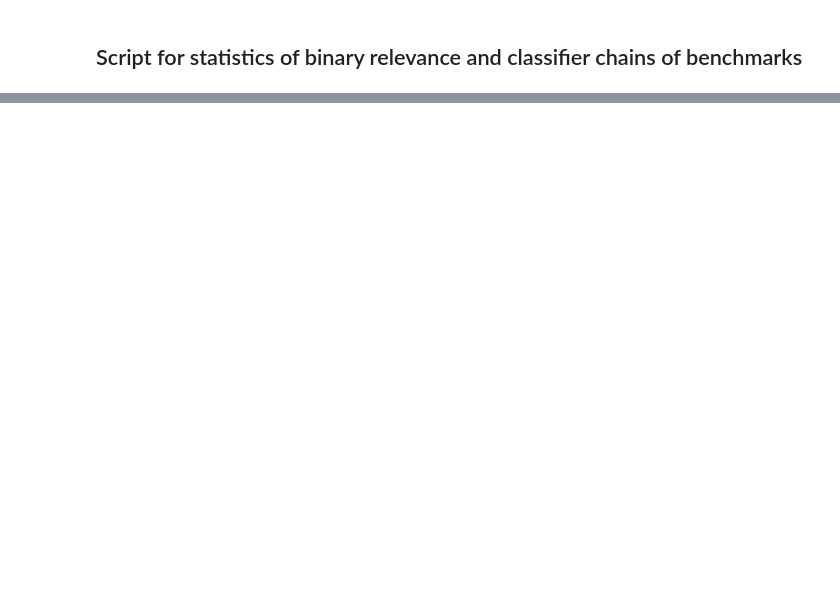
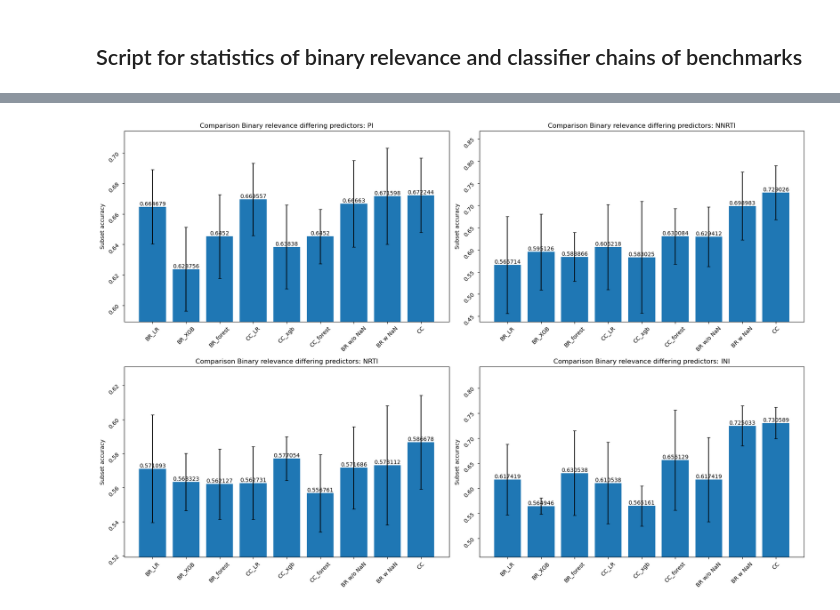
Before and after one commit to FloAvis/Masterthesis_TabPFN_HIV, a Jupyter notebook: statistics/Benchmark_statistics.ipynb, the cells around one changed output, grey strips where cells are left out. Saved outputs shown, nothing was run; the diff lists cells and outputs as text; code cells hidden in the pictures; blank space fills up the shorter version.

```diff
--- a/statistics/Benchmark_statistics.ipynb
+++ b/statistics/Benchmark_statistics.ipynb
@@ -566,0 +407,91 @@ print(my_dict)
+# %%
+ml_models = ["BR_LR", "BR_XGB", "BR_forest", "CC_LR", "CC_xgb", "CC_forest"]
+
+ending = "_5_fold.csv"
+
+sub_accs_fold_mean = {}
+sub_accs_fold_std = {}
+
+for path in filepath_list_ml:
+
+    acc_list_mean = []
+    acc_list_std = []
+    #rakel_results = []
+
+    for model in ml_models:
+
+        results = pd.read_csv(path + model + ending)
+
+        #results.dropna(subset=results.columns[results.columns.str.startswith('True_')].tolist(), inplace=True)
+
+        subs_accs_groups = results.groupby(by="kFolds").apply(lambda x: utils.subset_acc(x.filter(regex="Pred_*"), x.filter(regex="True_*"), nan_mode="ignore"), include_groups=False)
+
+
+        acc_list_mean.append(subs_accs_groups.mean())
+        acc_list_std.append(subs_accs_groups.std())
+
+        #else:
+        #    rakel_results.append(sub_acc)
+
+    #sub_accs.update({path.split("/")[-1].strip("_"):[br_results, cc_results, rakel_results]})
+    sub_accs_fold_mean.update({path.split("/")[-1].strip("_"):acc_list_mean})
+    sub_accs_fold_std.update({path.split("/")[-1].strip("_"):acc_list_std})
+
+
+
+files = ["Binary_Relevance_5_fold_MOC_prediction_new_save.csv", "Binary_Relevance_5_fold_homebrew_prediction_new_save.csv", "Classifier_Chain_5_fold_homebrew_prediction_new_save.csv"]
+
+
+for path in filepath_list:
+    acc_list_mean = []
+    acc_list_std = []
+
+    for file in files:
+        results = pd.read_csv(path + file)
+
+        results.dropna(subset=results.columns[results.columns.str.startswith('True_')].tolist(), inplace=True)
+
+        subs_accs_groups = results.groupby(by="kFolds").apply(lambda x: utils.subset_acc(x.filter(regex="Pred_*"), x.filter(regex="True_*"), nan_mode="ignore"), include_groups=False)
+
+
+        acc_list_mean.append(subs_accs_groups.mean())
+        acc_list_std.append(subs_accs_groups.std())
+
+    sub_accs_fold_mean[path.split("/")[-1].strip("_")].extend(acc_list_mean)
+    sub_accs_fold_std[path.split("/")[-1].strip("_")].extend(acc_list_std)
+
+
+df_sub_accs_groups_mean = pd.DataFrame(sub_accs_fold_mean)
+df_sub_accs_groups_std = pd.DataFrame(sub_accs_fold_std)
+
+
+models_w_TabPFN = ["BR w/o NaN", "BR w NaN", "CC"]
+
+fig, axs = plt.subplots(2, 2, figsize=(18, 12))
+#fig.tight_layout()
+
+axs = axs.flatten()
+
+for i, drug in enumerate(df_sub_accs_groups_mean.columns.values.tolist()):
+
+
+    labels = ml_models + models_w_TabPFN
+    p = axs[i].bar(labels, df_sub_accs_groups_mean[drug])
+    axs[i].errorbar(labels, df_sub_accs_groups_mean[drug], yerr=df_sub_accs_groups_std[drug],capsize=3, fmt="none", ecolor="black")
+
+
+    axs[i].bar_label(p, label_type="edge")
+
+    #axs[i].set_xticks(x)
+    #axs[i].set_xticklabels(target_ml["Drug"])
+    axs[i].tick_params(rotation=45)
+    axs[i].set_ylabel('Subset accuracy')
+    axs[i].set_ylim(max(0, (df_sub_accs_groups_mean[drug].min() - df_sub_accs_groups_std[drug].max()) * 0.995), min(1.0 + df_sub_accs_groups_std[drug].max(), (df_sub_accs_groups_mean[drug].max() + df_sub_accs_groups_std[drug].max())  * 1.015))
+    axs[i].set_title('Comparison Binary relevance differing predictors: ' + drug)
+
+fig.tight_layout()
+#plt.show()
+
+plt.savefig("../figures/BR_CC_benchmark_comparison_wo_NaN.png")
+# %% [output]
+[figure, added]
```
Also changed, not shown: parts of 11 cells of this notebook, 4 other files.
